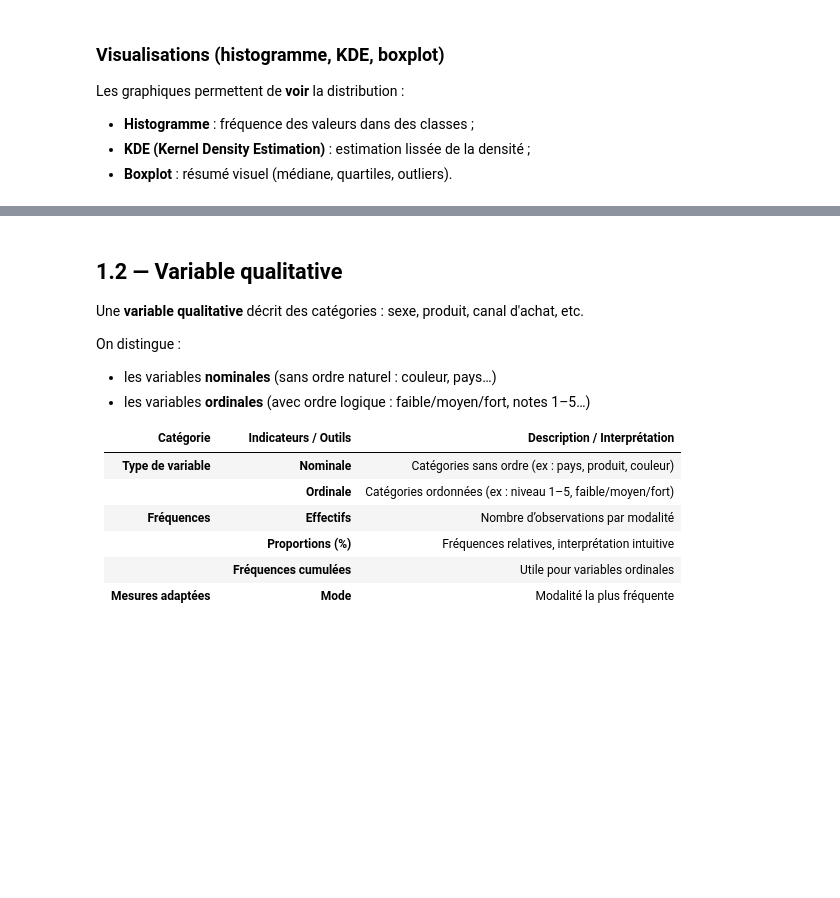
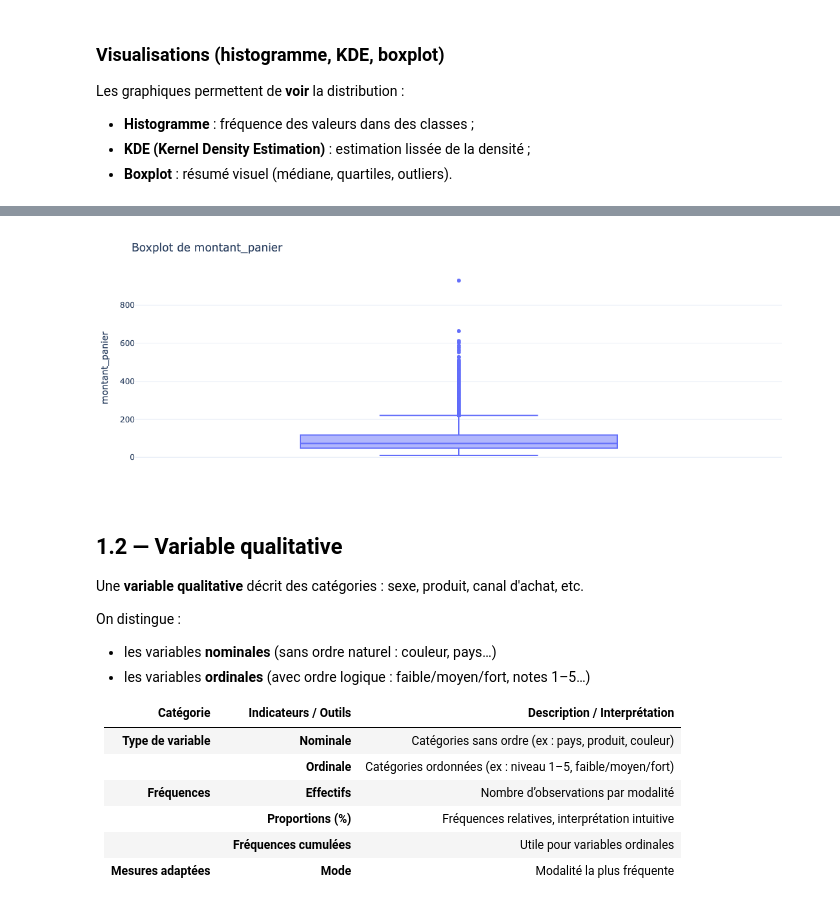
Before and after one commit to natachanj/Bootcamp-Acc-l-rateur-IA-Cohorte-1, a Jupyter notebook: Semaine2/Session1/01_partie1_statistique_univariee.ipynb, the cells around one changed output, grey strips where cells are left out. Saved outputs shown, nothing was run; the diff lists cells and outputs as text; code cells hidden in the pictures; blank space fills up the shorter version.

```diff
--- a/Semaine2/Session1/01_partie1_statistique_univariee.ipynb
+++ b/Semaine2/Session1/01_partie1_statistique_univariee.ipynb
@@ -331,3 +468,23 @@ plt.show()
+# %%
+import plotly.express as px
+
+fig = px.box(
+    y=serie,
+    points="outliers",  # affiche uniquement les valeurs extrêmes
+    title=f"Boxplot de {variable}"
+)
+
+fig.update_layout(
+    width=400,
+    height=400,
+    yaxis_title=variable,
+    template="plotly_white",
+    margin=dict(l=40, r=40, t=60, b=40)
+)
+
+fig.show()
+# %% [output]
+[figure, added]
 # %% [markdown]
 
 
```
Also changed, not shown: parts of 22 cells of this notebook, 6 other files.
